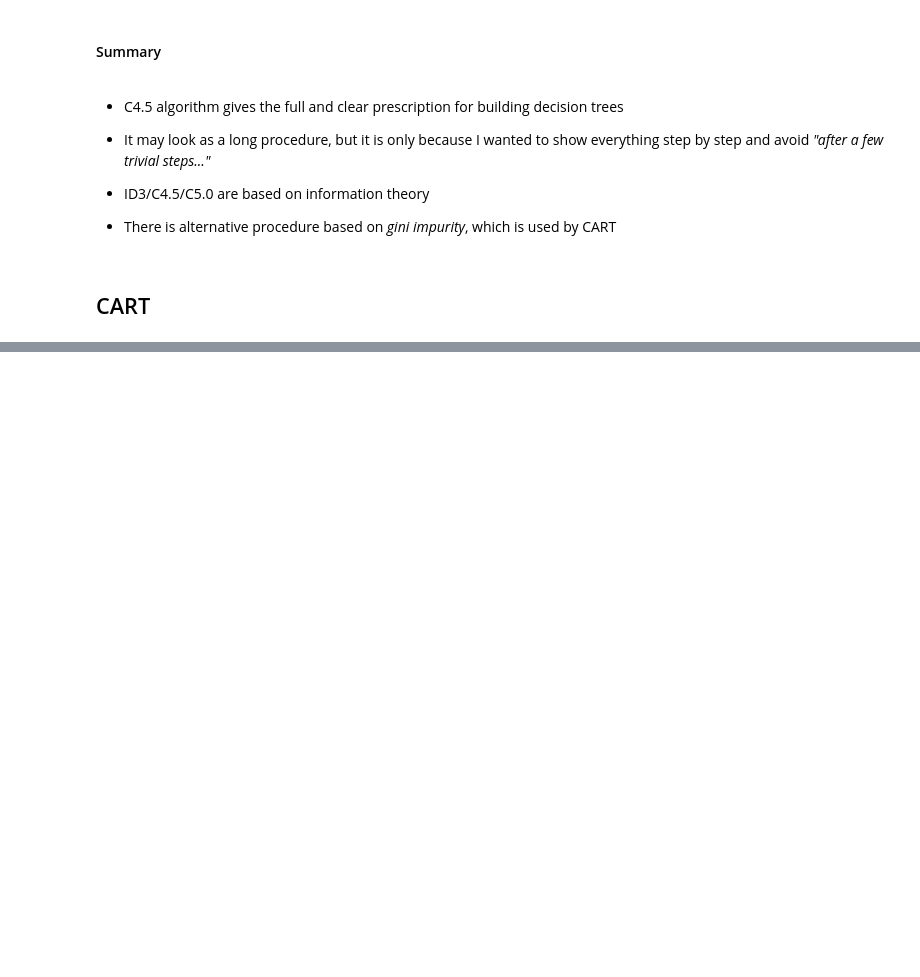
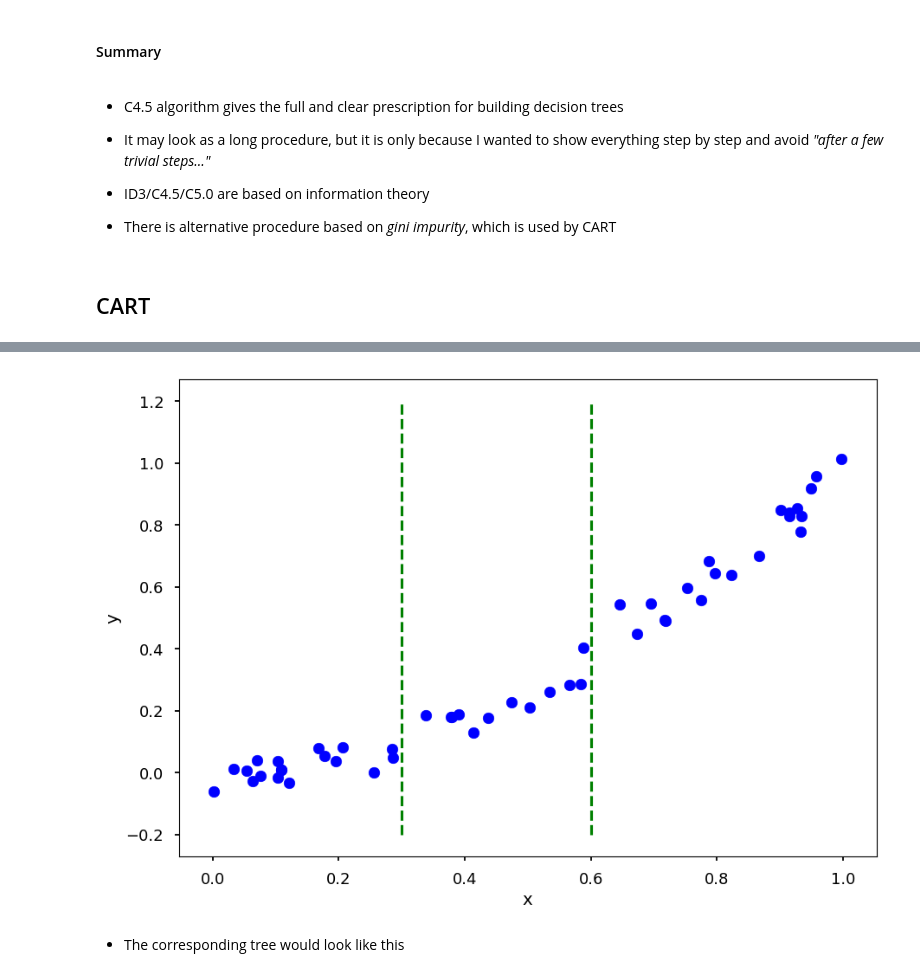
Before and after one commit to TomaszGolan/introduction_to_machine_learning, a Jupyter notebook: docs/notebooks/introduction_to_machine_learning_02_dt.ipynb, the cells around one changed output, grey strips where cells are left out. Cells and saved outputs as stored; diff of their text form; code cells hidden in the pictures; blank space fills up the shorter version.

```diff
--- a/docs/notebooks/introduction_to_machine_learning_02_dt.ipynb
+++ b/docs/notebooks/introduction_to_machine_learning_02_dt.ipynb
@@ -1350,0 +1593,14 @@ accuracy(orange_valid, tree_prune02b)
+# %%
+X = np.random.sample(50)
+Y = np.array([x**2 + np.random.normal(0, 0.05) for x in X])
+
+plt.xlabel("x")
+plt.ylabel("y")
+
+plt.scatter(X, Y, color='b')
+plt.plot([0.3, 0.3], [-0.2, 1.2], 'g--')
+plt.plot([0.6, 0.6], [-0.2, 1.2], 'g--');
+# %% [output]
+[figure, added]
+# %% [markdown]
+* The corresponding tree would look like this
```
Also changed, not shown: parts of 124 cells of this notebook, 26 other files.
